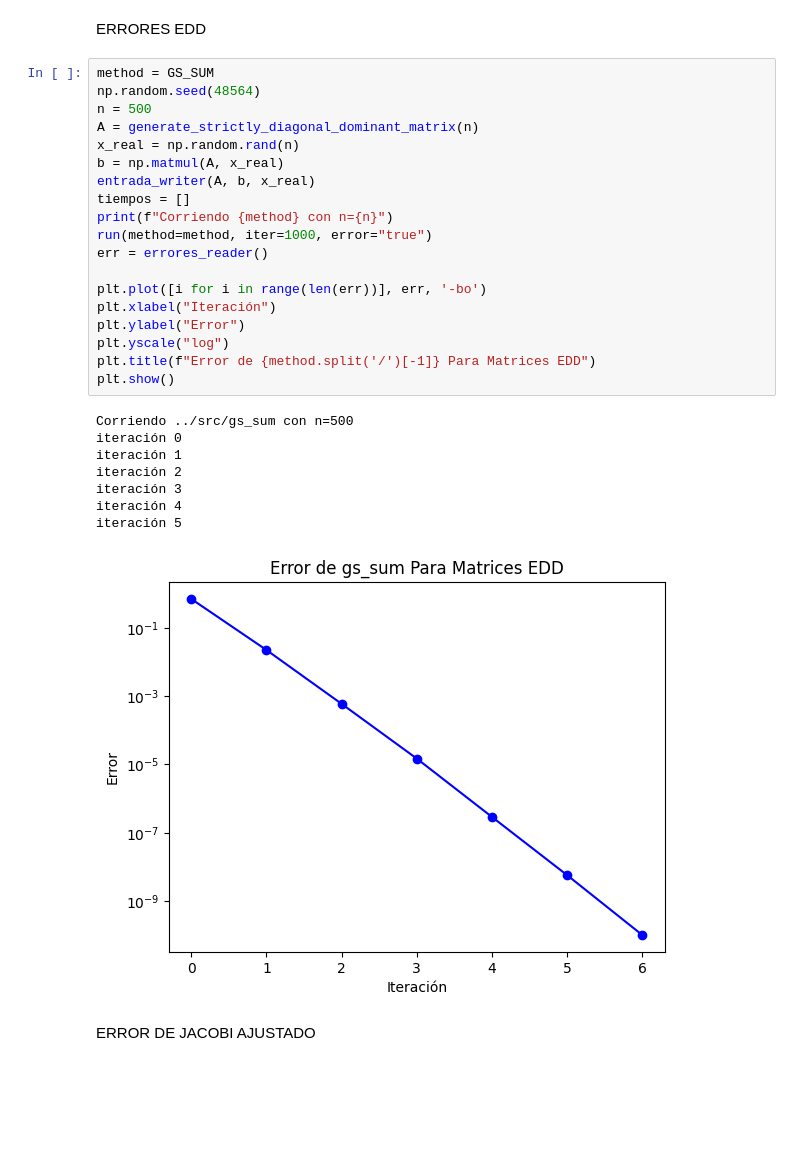
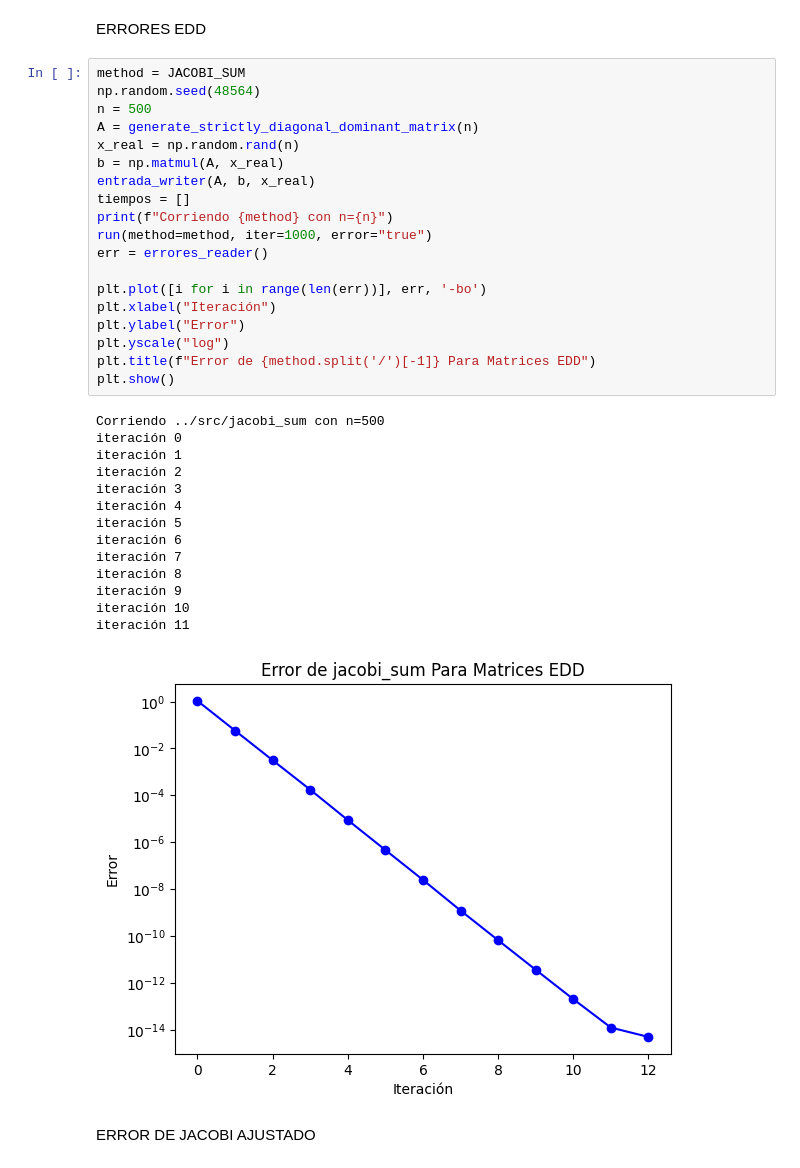
Before and after one commit to julian1vidal/tp3-metodos-2023-1c, a Jupyter notebook: src/exp.ipynb, the cells around one changed output. Drawn from its saved outputs; the diff is of its cells as text; blank space fills up the shorter version.

```diff
--- a/src/exp.ipynb
+++ b/src/exp.ipynb
@@ -361,33 +365,39 @@ iteración 3
 # %% [markdown]
 ERRORES EDD
 # %%
-method = GS_SUM
+method = JACOBI_SUM
 np.random.seed(48564)
 n = 500
 A = generate_strictly_diagonal_dominant_matrix(n)
 x_real = np.random.rand(n)
 b = np.matmul(A, x_real)
 entrada_writer(A, b, x_real)
 tiempos = []
 print(f"Corriendo {method} con n={n}")
 run(method=method, iter=1000, error="true")
 err = errores_reader()
 
 plt.plot([i for i in range(len(err))], err, '-bo')
 plt.xlabel("Iteración")
 plt.ylabel("Error")
 plt.yscale("log")
 plt.title(f"Error de {method.split('/')[-1]} Para Matrices EDD")
 plt.show()
 # %% [output]
-Corriendo ../src/gs_sum con n=500
+Corriendo ../src/jacobi_sum con n=500
 iteración 0
 iteración 1
 iteración 2
 iteración 3
 iteración 4
 iteración 5
+iteración 6
+iteración 7
+iteración 8
+iteración 9
+iteración 10
+iteración 11
-[figure, old version]
+[figure, new version]
 # %% [markdown]
 ERROR DE JACOBI AJUSTADO
 # %%
```
Also changed, not shown: parts of 3 cells of this notebook, 15 other files.
